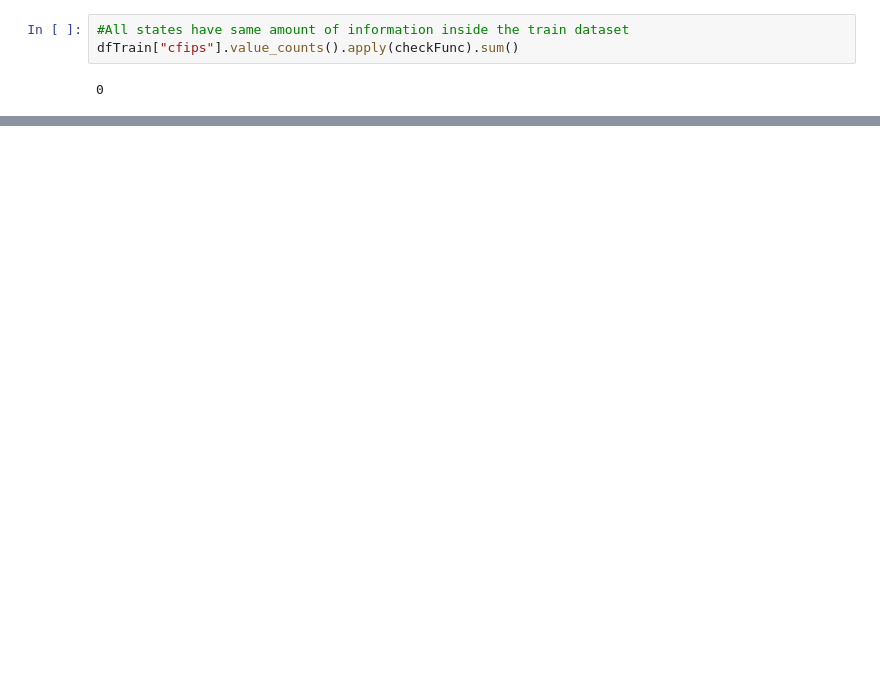
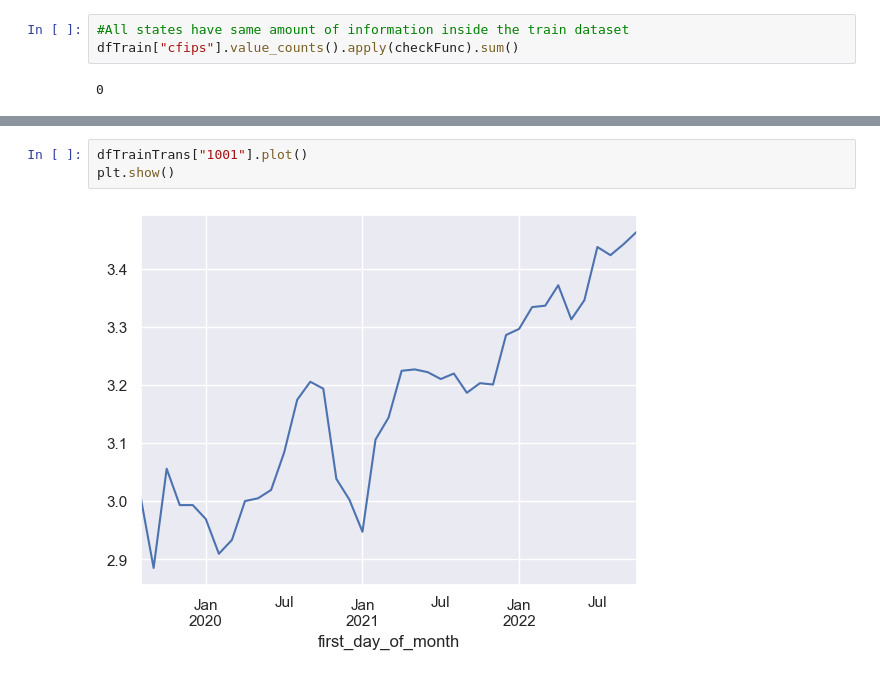
Before and after one commit to MKbinli/MLstudies, a Jupyter notebook: Timeseries1/GD Timeseries_jupyter.ipynb, the cells around one changed output, grey strips where cells are left out. Cells and saved outputs as stored; diff of their text form; blank space fills up the shorter version.

```diff
--- a/Timeseries1/GD Timeseries_jupyter.ipynb
+++ b/Timeseries1/GD Timeseries_jupyter.ipynb
@@ -255,0 +258,5 @@ first_day_of_month
+# %%
+dfTrainTrans["1001"].plot()
+plt.show()
+# %% [output]
+[figure, added]
```
Also changed, not shown: parts of 24 cells of this notebook, 1 other file.
